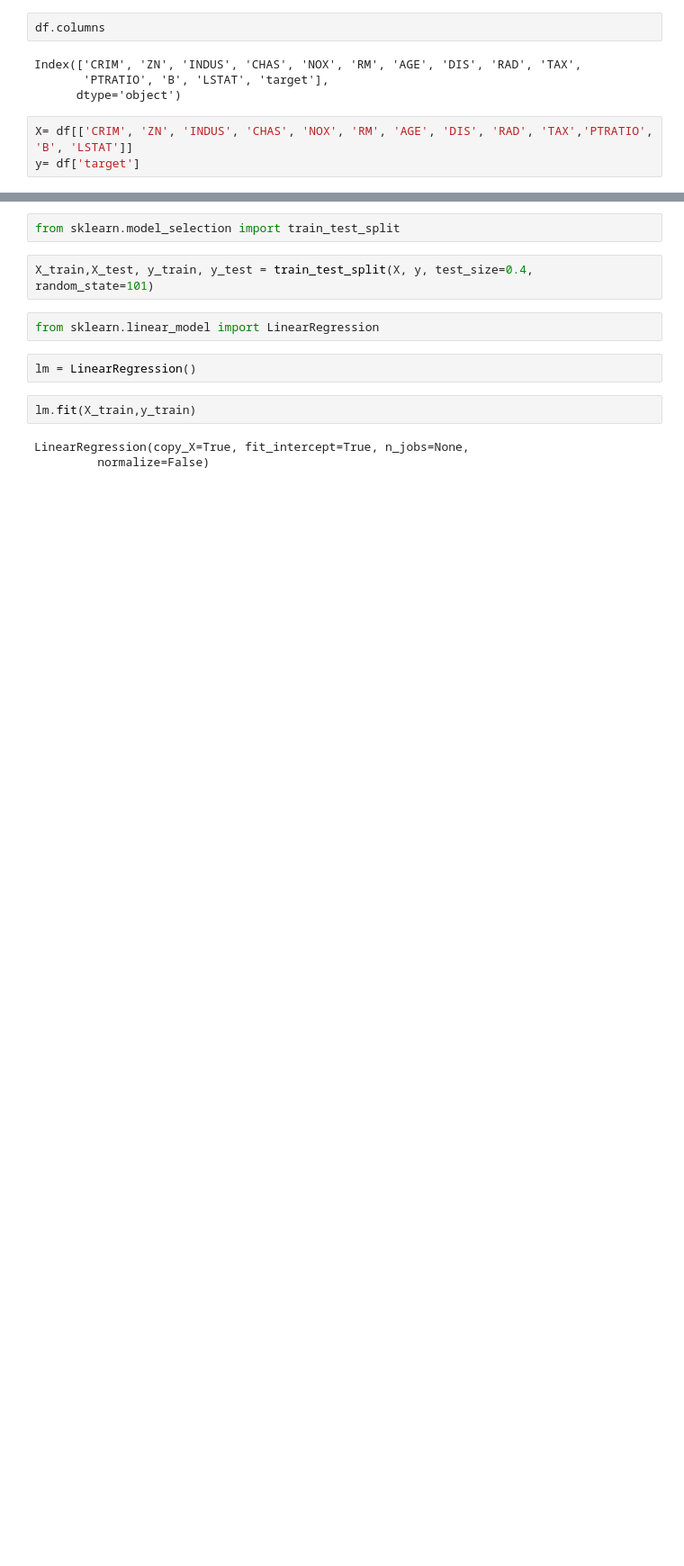
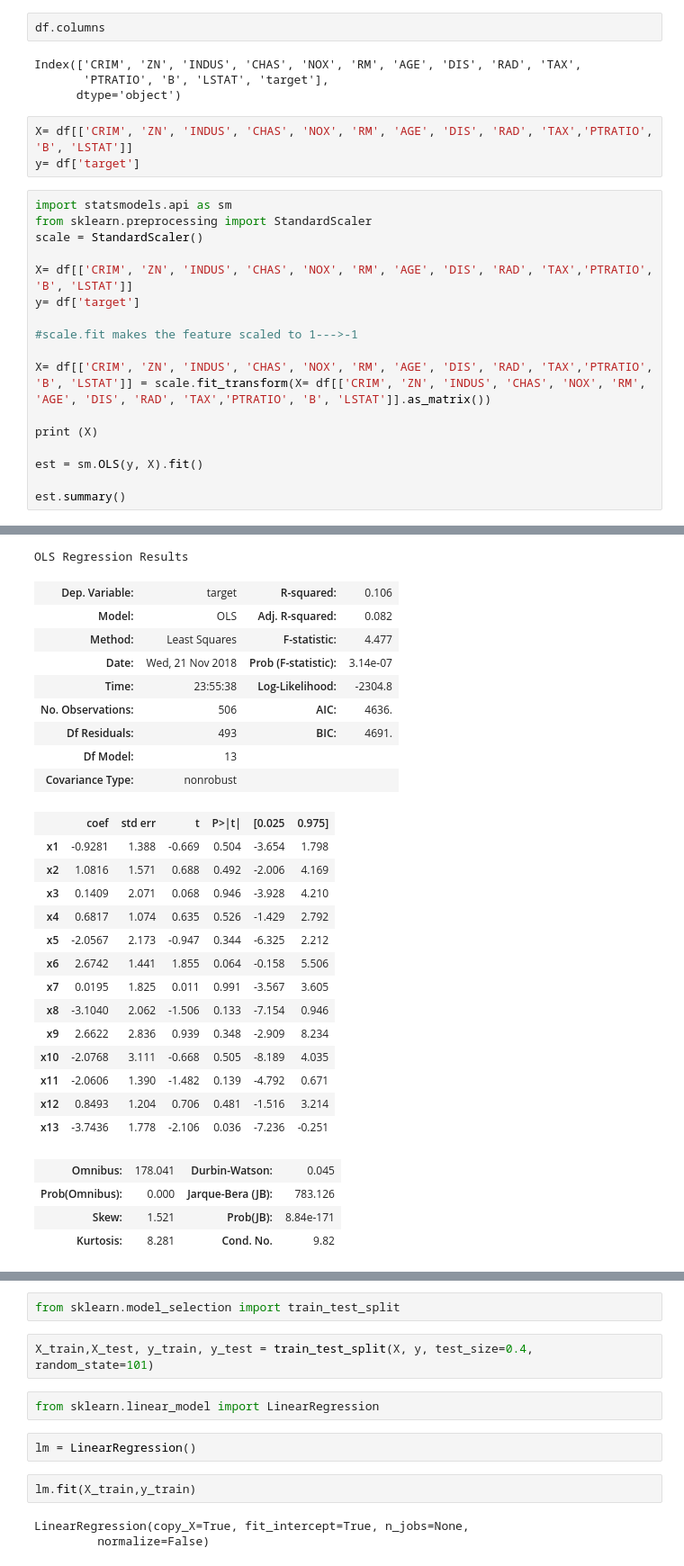
Before and after one commit to MrRutledge/ML_Practice, a Jupyter notebook: Boston Dataset.ipynb, the cells around one changed output, grey strips where cells are left out. Shown at 90% size. Cells and saved outputs as stored; diff of their text form; blank space fills up the shorter version.

```diff
--- a/Boston Dataset.ipynb
+++ b/Boston Dataset.ipynb
@@ -271,3 +290,21 @@ Index(['CRIM', 'ZN', 'INDUS', 'CHAS', 'NOX', 'RM', 'AGE', 'DIS', 'RAD', 'TAX',
 # %%
 X= df[['CRIM', 'ZN', 'INDUS', 'CHAS', 'NOX', 'RM', 'AGE', 'DIS', 'RAD', 'TAX','PTRATIO', 'B', 'LSTAT']]
 y= df['target']
+# %%
+import statsmodels.api as sm
+from sklearn.preprocessing import StandardScaler
+scale = StandardScaler()
+
+X= df[['CRIM', 'ZN', 'INDUS', 'CHAS', 'NOX', 'RM', 'AGE', 'DIS', 'RAD', 'TAX','PTRATIO', 'B', 'LSTAT']]
+y= df['target']
+
+#scale.fit makes the feature scaled to 1--->-1
+
+X= df[['CRIM', 'ZN', 'INDUS', 'CHAS', 'NOX', 'RM', 'AGE', 'DIS', 'RAD', 'TAX','PTRATIO', 'B', 'LSTAT']] = scale.fit_transform(X= df[['CRIM', 'ZN', 'INDUS', 'CHAS', 'NOX', 'RM', 'AGE', 'DIS', 'RAD', 'TAX','PTRATIO', 'B', 'LSTAT']].as_matrix())
+
+print (X)
+
+est = sm.OLS(y, X).fit()
+
+est.summary()
+# %% [output]
@@ -273,0 +324,28 @@ y= df['target']
+OLS Regression Results
+| Dep. Variable: | target | R-squared: | 0.106 |
+| Model: | OLS | Adj. R-squared: | 0.082 |
+| Method: | Least Squares | F-statistic: | 4.477 |
+| Date: | Wed, 21 Nov 2018 | Prob (F-statistic): | 3.14e-07 |
+| Time: | 23:55:38 | Log-Likelihood: | -2304.8 |
+| No. Observations: | 506 | AIC: | 4636. |
+| Df Residuals: | 493 | BIC: | 4691. |
+| Df Model: | 13 |  |  |
+| Covariance Type: | nonrobust |  |  |
+|  | coef | std err | t | P>|t| | [0.025 | 0.975] |
+| x1 | -0.9281 | 1.388 | -0.669 | 0.504 | -3.654 | 1.798 |
+| x2 | 1.0816 | 1.571 | 0.688 | 0.492 | -2.006 | 4.169 |
+| x3 | 0.1409 | 2.071 | 0.068 | 0.946 | -3.928 | 4.210 |
+| x4 | 0.6817 | 1.074 | 0.635 | 0.526 | -1.429 | 2.792 |
+| x5 | -2.0567 | 2.173 | -0.947 | 0.344 | -6.325 | 2.212 |
+| x6 | 2.6742 | 1.441 | 1.855 | 0.064 | -0.158 | 5.506 |
+| x7 | 0.0195 | 1.825 | 0.011 | 0.991 | -3.567 | 3.605 |
+| x8 | -3.1040 | 2.062 | -1.506 | 0.133 | -7.154 | 0.946 |
+| x9 | 2.6622 | 2.836 | 0.939 | 0.348 | -2.909 | 8.234 |
+| x10 | -2.0768 | 3.111 | -0.668 | 0.505 | -8.189 | 4.035 |
+| x11 | -2.0606 | 1.390 | -1.482 | 0.139 | -4.792 | 0.671 |
+| x12 | 0.8493 | 1.204 | 0.706 | 0.481 | -1.516 | 3.214 |
+| x13 | -3.7436 | 1.778 | -2.106 | 0.036 | -7.236 | -0.251 |
+| Omnibus: | 178.041 | Durbin-Watson: | 0.045 |
+| Prob(Omnibus): | 0.000 | Jarque-Bera (JB): | 783.126 |
+| Skew: | 1.521 | Prob(JB): | 8.84e-171 |
+| Kurtosis: | 8.281 | Cond. No. | 9.82 |
```
Also changed, not shown: parts of 19 cells of this notebook, 1 other file.
